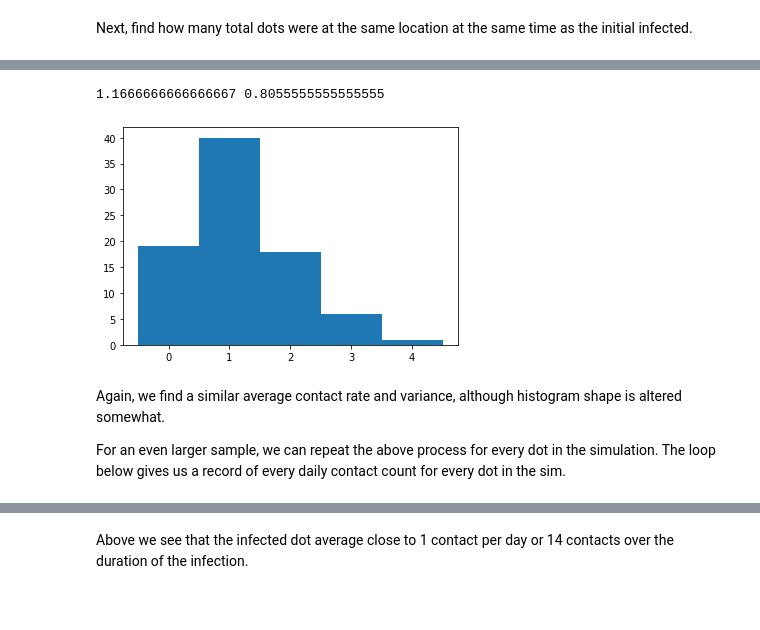
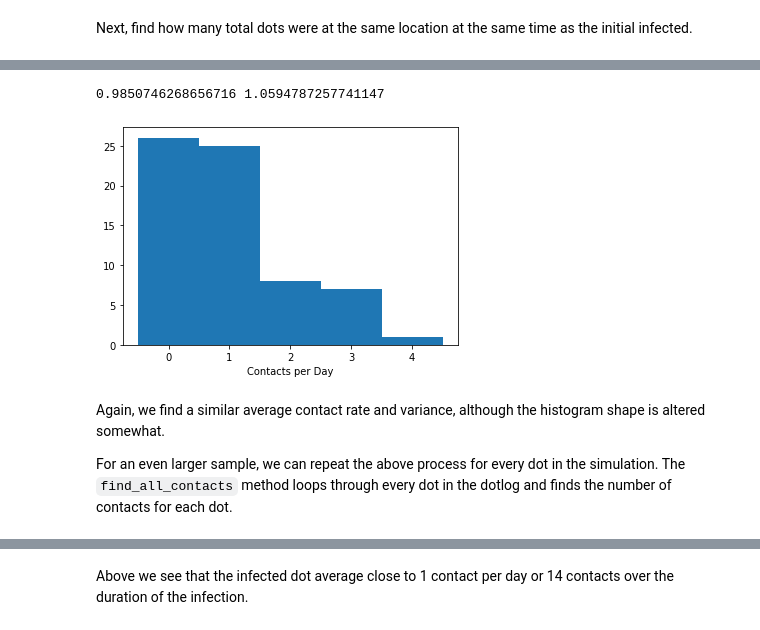
Before and after one commit to rjskene/rknotdocs, a Jupyter notebook: docs/sizing.ipynb, the cells around one changed output, grey strips where cells are left out. Drawn from its saved outputs; the diff is of its cells as text; code cells hidden in the pictures.

```diff
--- a/docs/sizing.ipynb
+++ b/docs/sizing.ipynb
@@ -42,7 +46,7 @@ We will restrict the simulation to just 14 days. We set `dlevel=med`, which sets
 # %%
 params = dict(
-    dlevel='med',
-    R0=3,
+    density=1,
+    R0=2.5,
     infdur=14,
     days=14,
 )
@@ -150,8 +155,8 @@ The code above has been factored into a helper function `contacts_of_init_inf`.
 from rknot import Sim
 
 params = dict(
-    dlevel='med',
-    R0=3,
+    density=1,
+    R0=2.5,
     infdur=14,
     days=100,
 )
@@ -171,14 +176,15 @@ mean, var, contacts =  db['mean, var 2']
 # %%
 print (mean, var)
 # %% [output]
-1.1666666666666667 0.8055555555555555
+0.9850746268656716 1.0594787257741147
 # %%
 plt.hist(contacts, bins=np.arange(contacts.max() + 2) - 0.5)
 plt.xticks(range(contacts.max() + 1))
+plt.xlabel('Contacts per Day')
 plt.show()
 # %% [output]
-[figure, old version]
+[figure, new version]
 # %% [markdown]
-Again, we find a similar average contact rate and variance, although histogram shape is altered somewhat.
+Again, we find a similar average contact rate and variance, although the histogram shape is altered somewhat.
 
-For an even larger sample, we can repeat the above process for every dot in the simulation. The loop below gives us a record of every daily contact count for every dot in the sim.
+For an even larger sample, we can repeat the above process for every dot in the simulation. The `find_all_contacts` method loops through every dot in the dotlog and finds the number of contacts for each dot.
```
Also changed, not shown: parts of 89 cells of this notebook, 25 other files.
